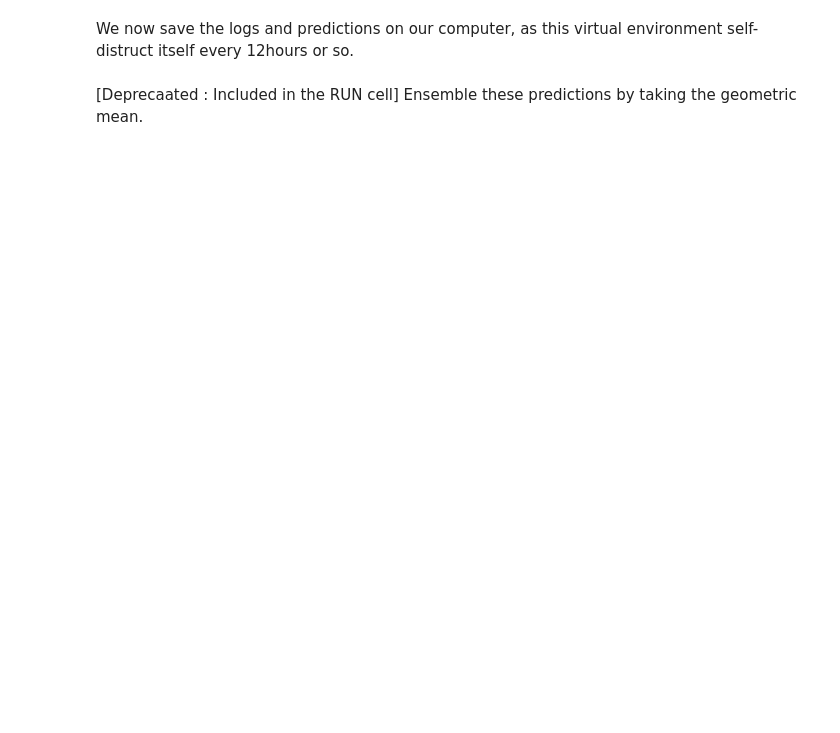
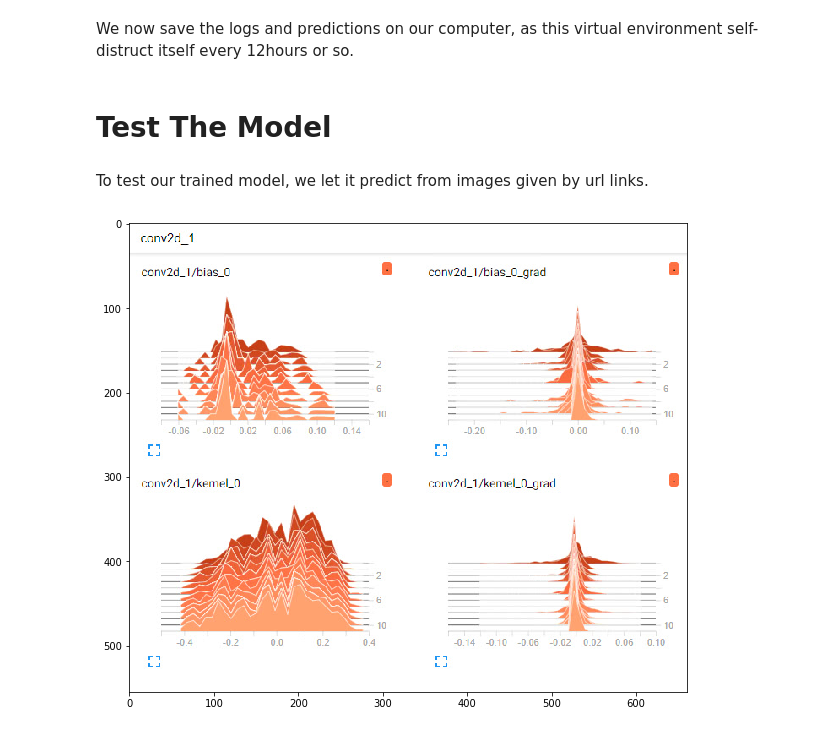
Before and after one commit to gheorghebg11/Shell, a Jupyter notebook: Shell.ipynb, the cells around one changed output. Cells and saved outputs as stored; diff of their text form; code cells hidden in the pictures; blank space fills up the shorter version.

Commit message:
Implementing the Test THe Model section

```diff
--- a/Shell.ipynb
+++ b/Shell.ipynb
@@ -675,5 +676,3 @@ files.download(os.path.join('/', 'content', zipname))
 #zipname = datetime_now + '_submission.zip'
 #!zip -r /content/"$zipname" /content/submission.csv
 #files.download(os.path.join(dir_data, zipname))
-# %% [markdown]
-[Deprecaated : Included in the RUN cell] Ensemble these predictions by taking the geometric mean.
@@ -705,0 +679,17 @@ for i in range(config.n_folds):
+# %% [markdown]
+# Test The Model
+# %% [markdown]
+To test our trained model, we let it predict from images given by url links.
+# %%
+import urllib
+
+url ='https://gitcdn.xyz/cdn/Tony607/blog_statics/d425c3fe4cf0d92067572e25ae6cc3198d51936b//images/ngrok/histograms_conv2d_1.png'
+req = urllib.request.urlopen(url)
+arr = np.asarray(bytearray(req.read()), dtype=np.uint8)
+img = cv2.cvtColor(cv2.imdecode(arr, -1), cv2.COLOR_RGB2BGR) # 'Load it as it is'
+
+_, ax = plt.subplots(1,1, figsize=(10,10))
+ax.imshow(img)
+plt.show()
+# %% [output]
+[figure, added]
```
Also changed, not shown: parts of 4 cells of this notebook.
